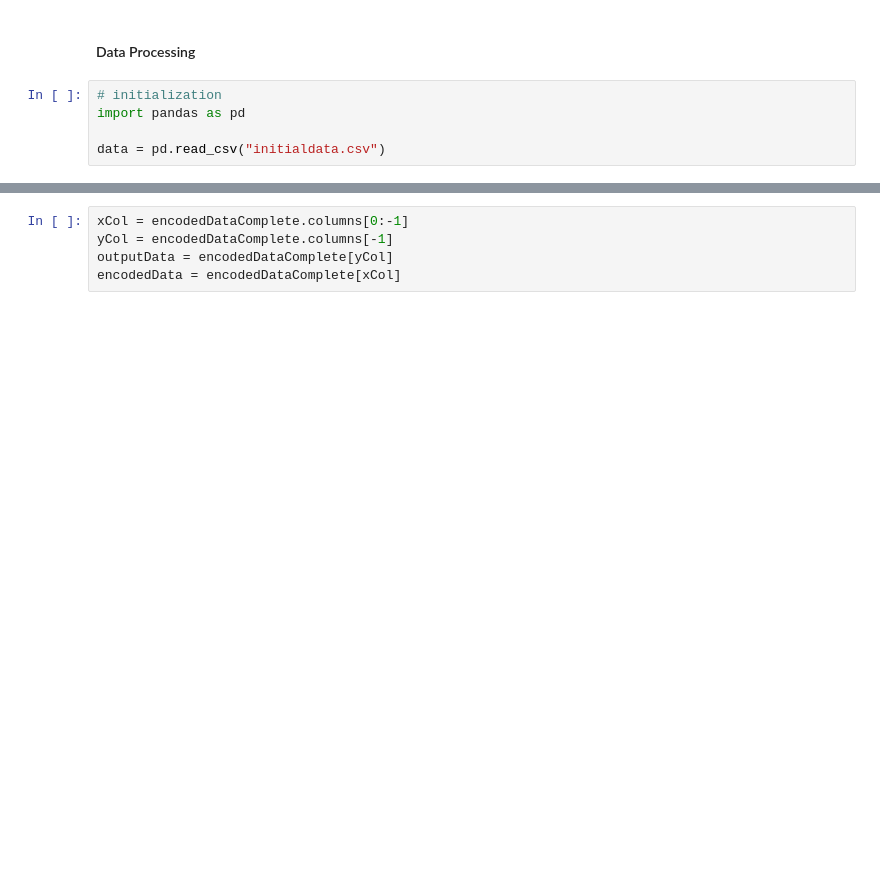
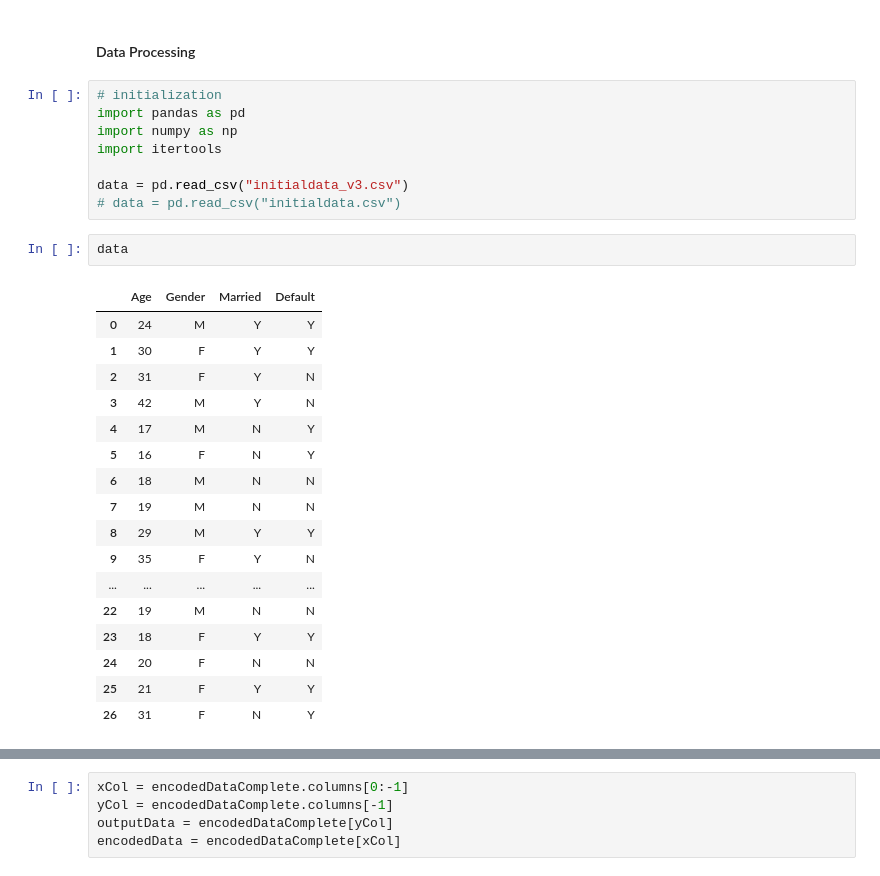
Before and after one commit to dattasiddhartha/NeuralLogicNetwork, a Jupyter notebook: NeuralLogicNetwork.ipynb, the cells around one changed output, grey strips where cells are left out. Cells and saved outputs as stored; diff of their text form; blank space fills up the shorter version.

```diff
--- a/NeuralLogicNetwork.ipynb
+++ b/NeuralLogicNetwork.ipynb
@@ -3,5 +3,28 @@
 # %%
 # initialization
 import pandas as pd
+import numpy as np
+import itertools
 
-data = pd.read_csv("initialdata.csv")
+data = pd.read_csv("initialdata_v3.csv")
+# data = pd.read_csv("initialdata.csv")
+# %%
+data
+# %% [output]
+|  | Age | Gender | Married | Default |
+| 0 | 24 | M | Y | Y |
+| 1 | 30 | F | Y | Y |
+| 2 | 31 | F | Y | N |
+| 3 | 42 | M | Y | N |
+| 4 | 17 | M | N | Y |
+| 5 | 16 | F | N | Y |
+| 6 | 18 | M | N | N |
+| 7 | 19 | M | N | N |
+| 8 | 29 | M | Y | Y |
+| 9 | 35 | F | Y | N |
+| ... | ... | ... | ... | ... |
+| 22 | 19 | M | N | N |
+| 23 | 18 | F | Y | Y |
+| 24 | 20 | F | N | N |
+| 25 | 21 | F | Y | Y |
+| 26 | 31 | F | N | Y |
```
Also changed, not shown: parts of 21 cells of this notebook, 4 other files.
